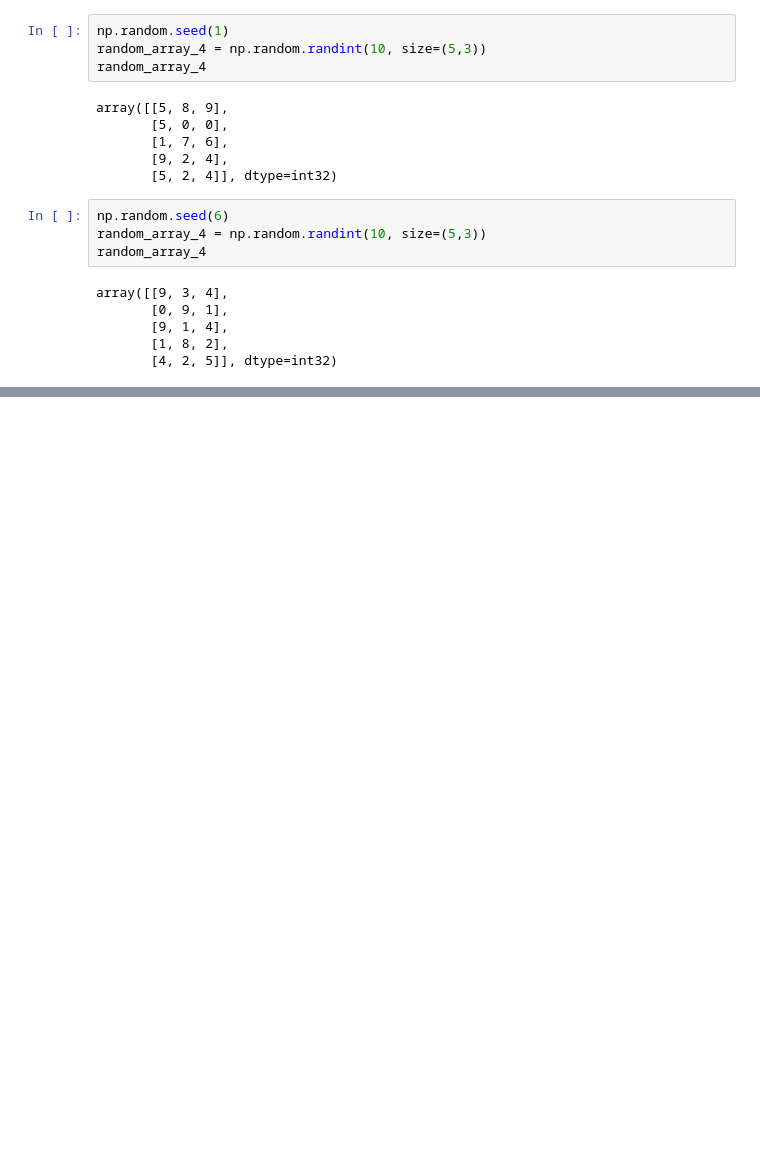
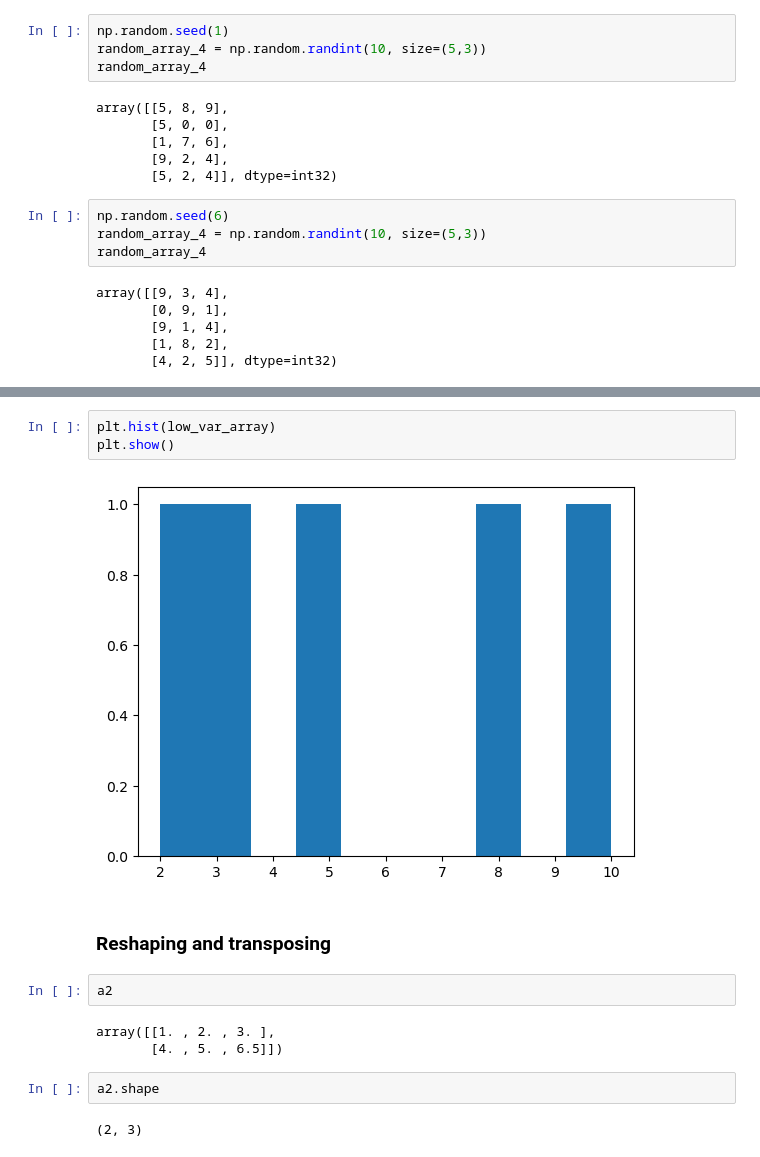
Before and after one commit to RAHULREDDYYSR/ML, a Jupyter notebook: sample_project_1/intoduction-to-numpy.ipynb, the cells around one changed output, grey strips where cells are left out. Saved outputs shown, nothing was run; the diff lists cells and outputs as text; blank space fills up the shorter version.

```diff
--- a/sample_project_1/intoduction-to-numpy.ipynb
+++ b/sample_project_1/intoduction-to-numpy.ipynb
@@ -183,0 +449,16 @@ array([[9, 3, 4],
+# %%
+plt.hist(low_var_array)
+plt.show()
+# %% [output]
+[figure, added]
+# %% [markdown]
+### Reshaping and transposing
+# %%
+a2
+# %% [output]
+array([[1. , 2. , 3. ],
+       [4. , 5. , 6.5]])
+# %%
+a2.shape
+# %% [output]
+(2, 3)
```
Also changed, not shown: parts of 116 cells of this notebook, 3 other files.
